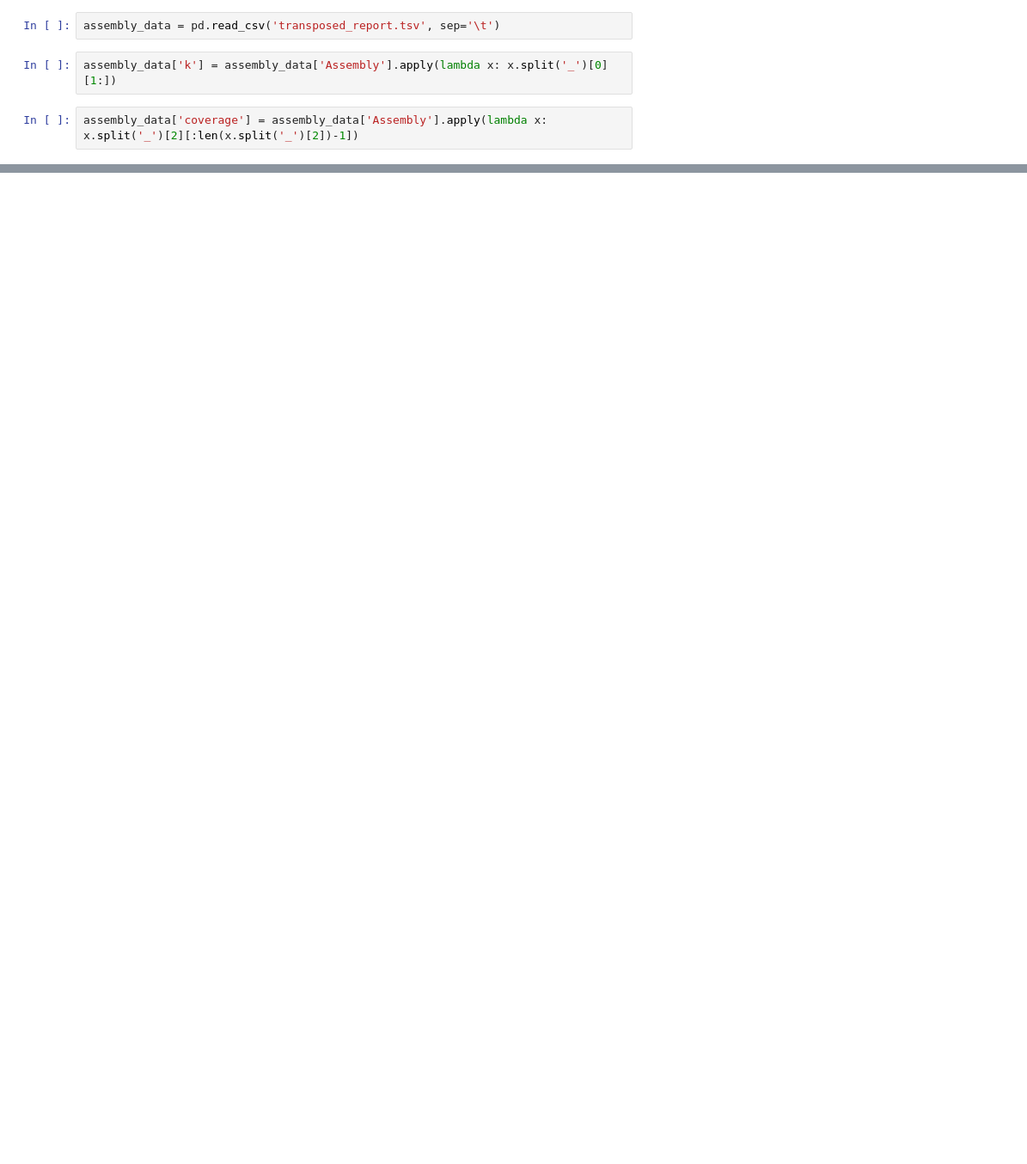
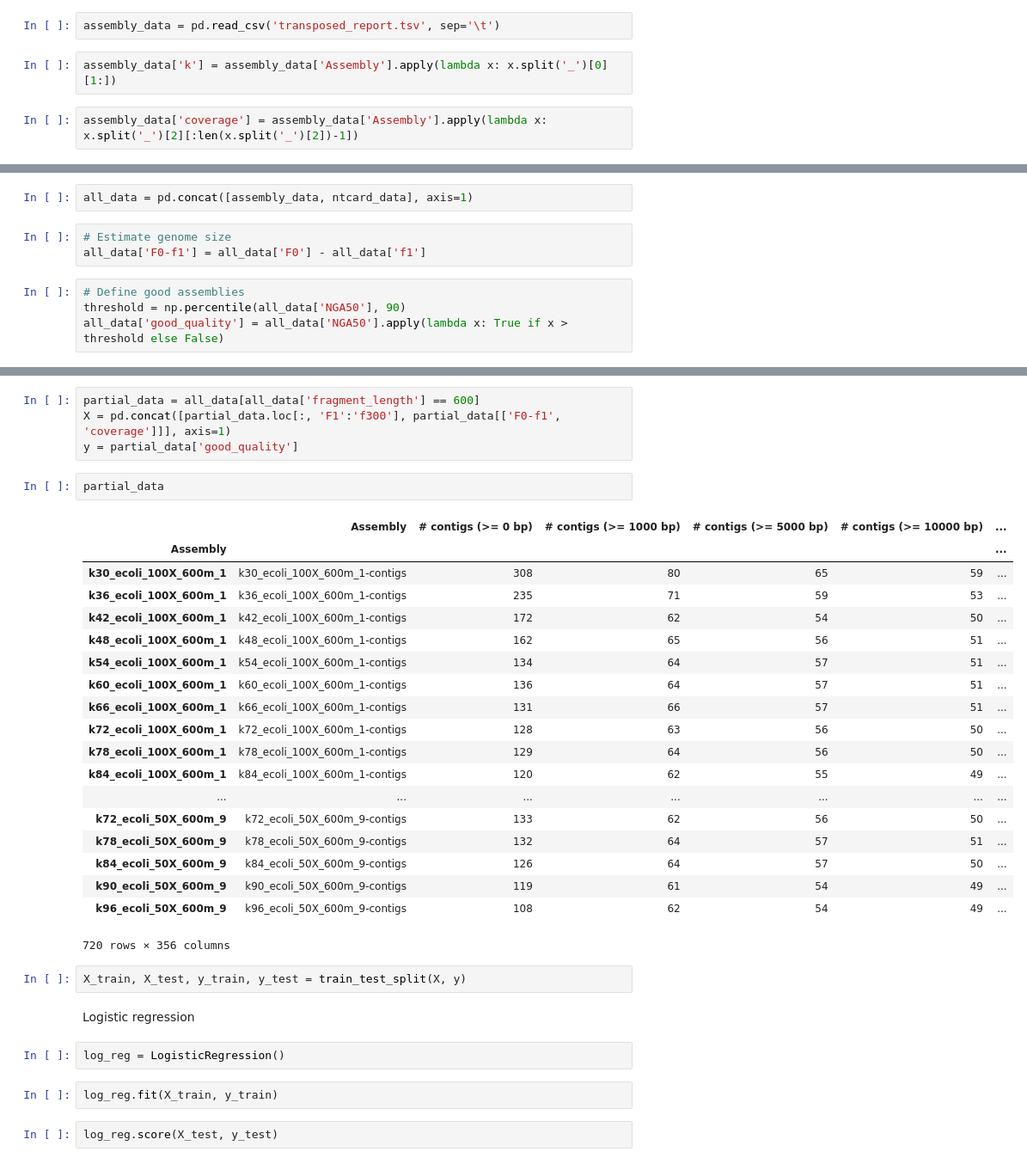
Before and after one commit to emreerhan/kmer-optimization, a Jupyter notebook: kmer_analysis.ipynb, the cells around one changed output, grey strips where cells are left out. Shown: that part at 86% size. Cells and saved outputs as stored; diff of their text form; blank space fills up the shorter version.

```diff
--- a/kmer_analysis.ipynb
+++ b/kmer_analysis.ipynb
@@ -37,0 +68,9 @@ reads_data.to_csv('temp.tsv', sep='\t')
+# %%
+all_data = pd.concat([assembly_data, ntcard_data], axis=1)
+# %%
+# Estimate genome size
+all_data['F0-f1'] = all_data['F0'] - all_data['f1']
+# %%
+# Define good assemblies
+threshold = np.percentile(all_data['NGA50'], 90)
+all_data['good_quality'] = all_data['NGA50'].apply(lambda x: True if x > threshold else False)
@@ -37,0 +86,36 @@ reads_data.to_csv('temp.tsv', sep='\t')
+# %%
+partial_data = all_data[all_data['fragment_length'] == 600]
+X = pd.concat([partial_data.loc[:, 'F1':'f300'], partial_data[['F0-f1', 'coverage']]], axis=1)
+y = partial_data['good_quality']
+# %%
+partial_data
+# %% [output]
+|  | Assembly | # contigs (>= 0 bp) | # contigs (>= 1000 bp) | # contigs (>= 5000 bp) | # contigs (>= 10000 bp) | ... |
+| Assembly |  |  |  |  |  | ... |
+| k30_ecoli_100X_600m_1 | k30_ecoli_100X_600m_1-contigs | 308 | 80 | 65 | 59 | ... |
+| k36_ecoli_100X_600m_1 | k36_ecoli_100X_600m_1-contigs | 235 | 71 | 59 | 53 | ... |
+| k42_ecoli_100X_600m_1 | k42_ecoli_100X_600m_1-contigs | 172 | 62 | 54 | 50 | ... |
+| k48_ecoli_100X_600m_1 | k48_ecoli_100X_600m_1-contigs | 162 | 65 | 56 | 51 | ... |
+| k54_ecoli_100X_600m_1 | k54_ecoli_100X_600m_1-contigs | 134 | 64 | 57 | 51 | ... |
+| k60_ecoli_100X_600m_1 | k60_ecoli_100X_600m_1-contigs | 136 | 64 | 57 | 51 | ... |
+| k66_ecoli_100X_600m_1 | k66_ecoli_100X_600m_1-contigs | 131 | 66 | 57 | 51 | ... |
+| k72_ecoli_100X_600m_1 | k72_ecoli_100X_600m_1-contigs | 128 | 63 | 56 | 50 | ... |
+| k78_ecoli_100X_600m_1 | k78_ecoli_100X_600m_1-contigs | 129 | 64 | 56 | 50 | ... |
+| k84_ecoli_100X_600m_1 | k84_ecoli_100X_600m_1-contigs | 120 | 62 | 55 | 49 | ... |
+| ... | ... | ... | ... | ... | ... | ... |
+| k72_ecoli_50X_600m_9 | k72_ecoli_50X_600m_9-contigs | 133 | 62 | 56 | 50 | ... |
+| k78_ecoli_50X_600m_9 | k78_ecoli_50X_600m_9-contigs | 132 | 64 | 57 | 51 | ... |
+| k84_ecoli_50X_600m_9 | k84_ecoli_50X_600m_9-contigs | 126 | 64 | 57 | 50 | ... |
+| k90_ecoli_50X_600m_9 | k90_ecoli_50X_600m_9-contigs | 119 | 61 | 54 | 49 | ... |
+| k96_ecoli_50X_600m_9 | k96_ecoli_50X_600m_9-contigs | 108 | 62 | 54 | 49 | ... |
+720 rows × 356 columns
+# %%
+X_train, X_test, y_train, y_test = train_test_split(X, y)
+# %% [markdown]
+Logistic regression
+# %%
+log_reg = LogisticRegression()
+# %%
+log_reg.fit(X_train, y_train)
+# %%
+log_reg.score(X_test, y_test)
```
Also changed, not shown: parts of 55 cells of this notebook, 1 other file.
